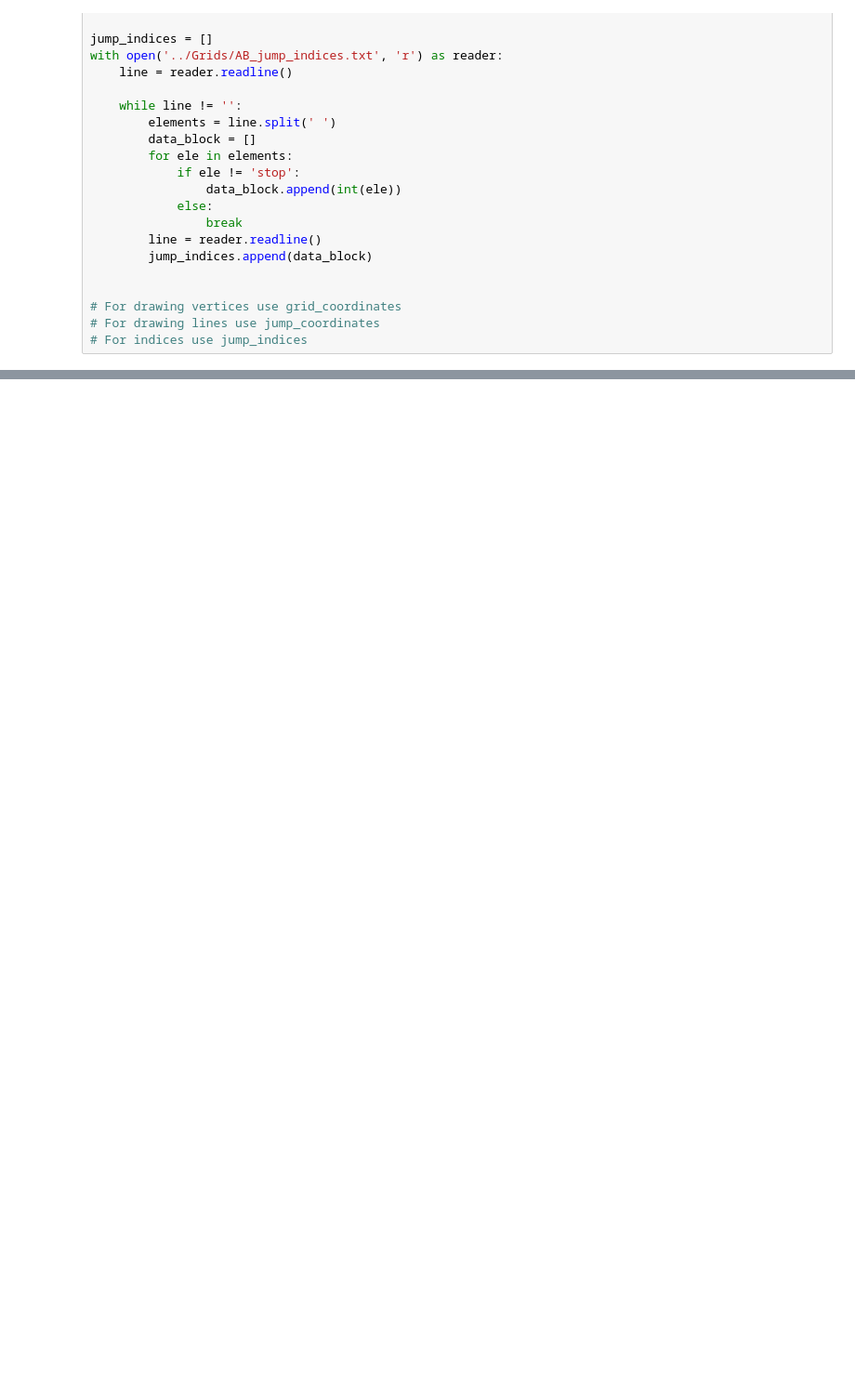
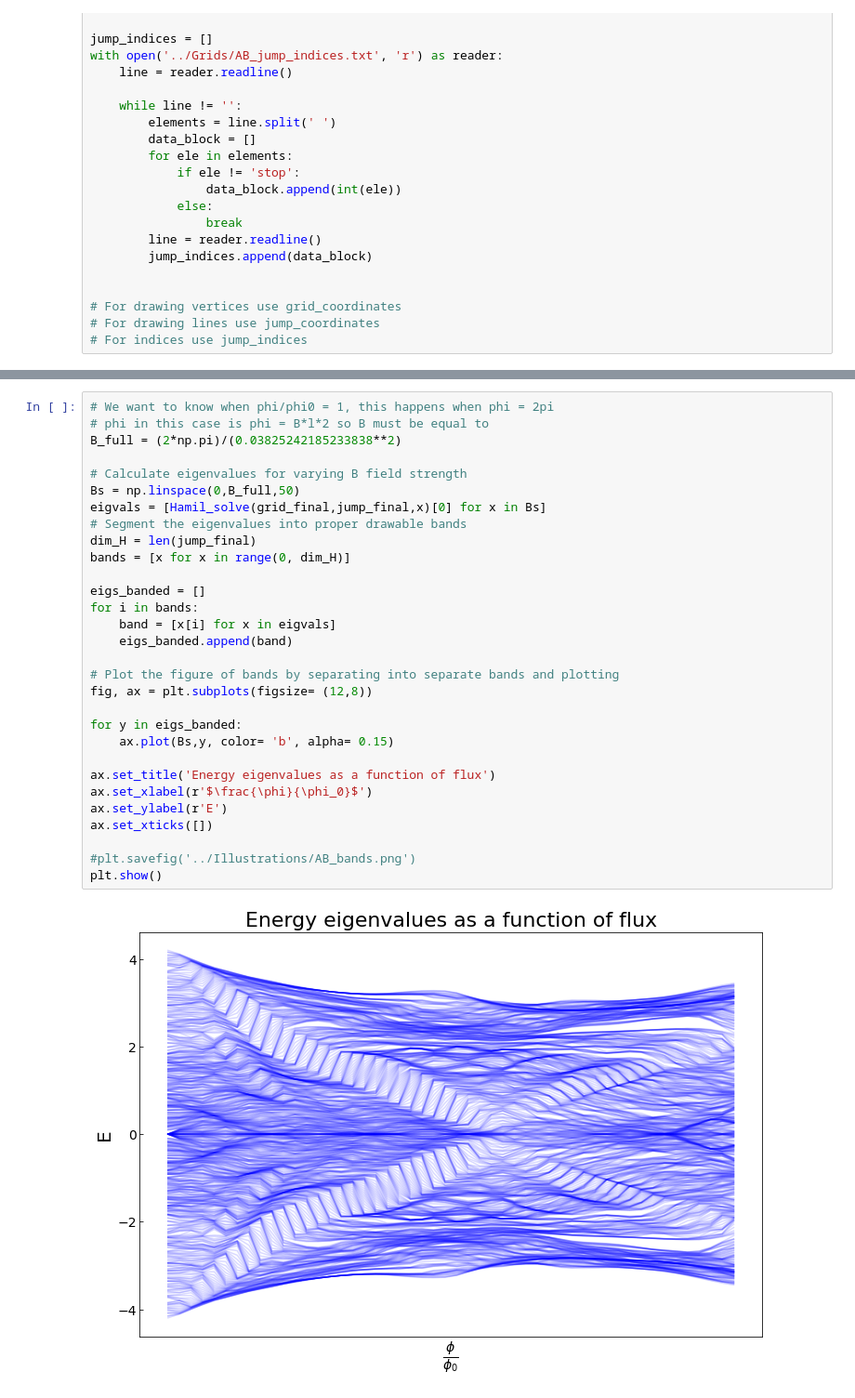
Before and after one commit to Kroghski/Bachelor, a Jupyter notebook: Bachelor_code/AB_new_workfile.ipynb, the cells around one changed output, grey strips where cells are left out. Shown at 93% size. Drawn from its saved outputs; the diff is of its cells as text; blank space fills up the shorter version.

```diff
--- a/Bachelor_code/AB_new_workfile.ipynb
+++ b/Bachelor_code/AB_new_workfile.ipynb
@@ -135,0 +181,32 @@ NameError: name 'tile_len' is not defined
+# %%
+# We want to know when phi/phi0 = 1, this happens when phi = 2pi
+# phi in this case is phi = B*l*2 so B must be equal to
+B_full = (2*np.pi)/(0.03825242185233838**2)
+
+# Calculate eigenvalues for varying B field strength
+Bs = np.linspace(0,B_full,50)
+eigvals = [Hamil_solve(grid_final,jump_final,x)[0] for x in Bs]
+# Segment the eigenvalues into proper drawable bands
+dim_H = len(jump_final)
+bands = [x for x in range(0, dim_H)]
+
+eigs_banded = []
+for i in bands:
+    band = [x[i] for x in eigvals]
+    eigs_banded.append(band)
+
+# Plot the figure of bands by separating into separate bands and plotting
+fig, ax = plt.subplots(figsize= (12,8))
+
+for y in eigs_banded:
+    ax.plot(Bs,y, color= 'b', alpha= 0.15)
+
+ax.set_title('Energy eigenvalues as a function of flux')
+ax.set_xlabel(r'$\frac{\phi}{\phi_0}$')
+ax.set_ylabel(r'E')
+ax.set_xticks([])
+
+#plt.savefig('../Illustrations/AB_bands.png')
+plt.show()
+# %% [output]
+[figure, added]
```
Also changed, not shown: parts of 8 cells of this notebook.
